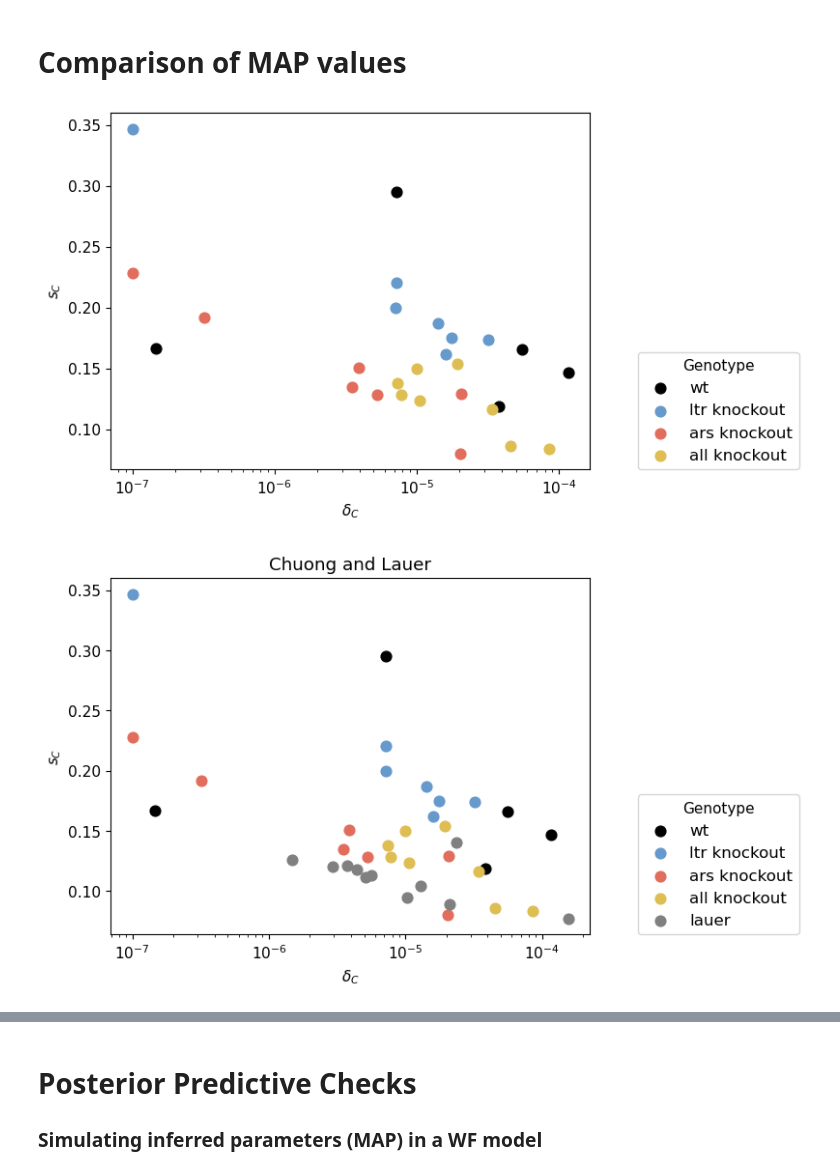
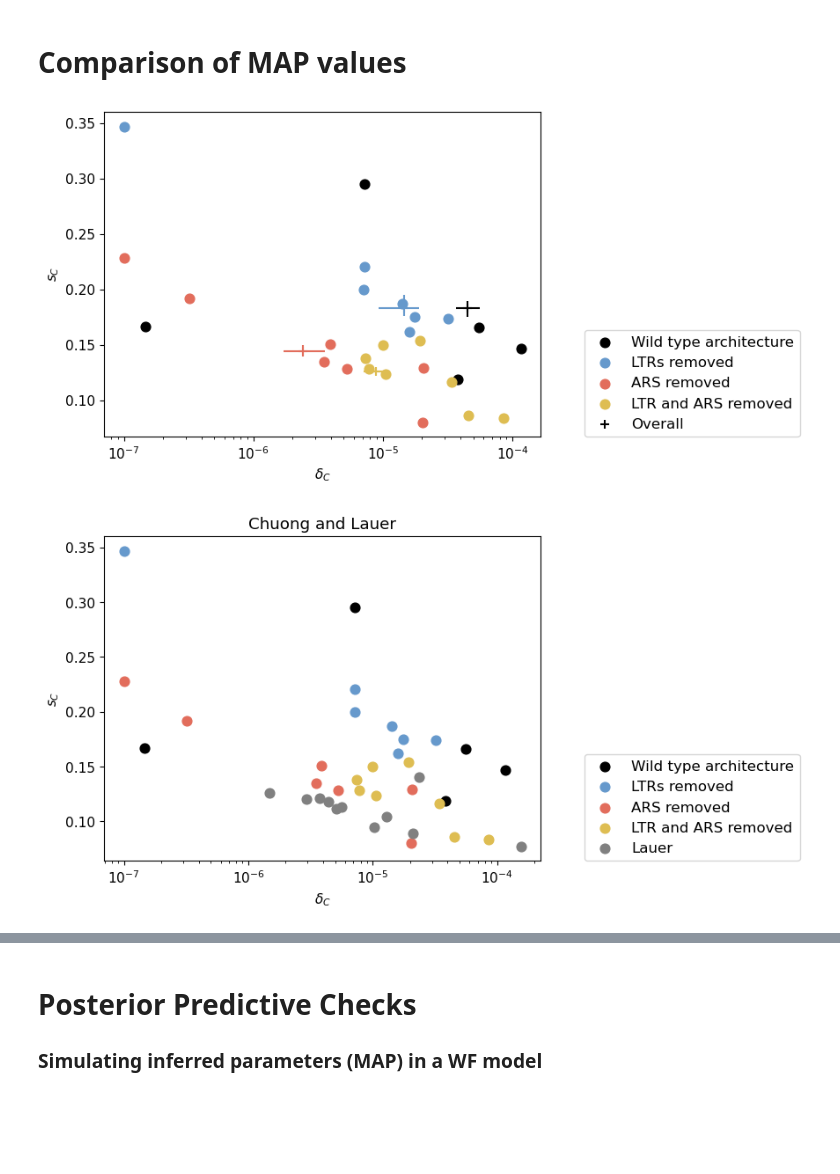
Before and after one commit to yoavram-lab/chuong_et_al, a Jupyter notebook: Empirical Analysis.ipynb, the cells around one changed output, grey strips where cells are left out. Drawn from its saved outputs; the diff is of its cells as text; code cells hidden in the pictures; blank space fills up the shorter version.

Commit message:
added overall posterior results to figures

```diff
--- a/Empirical Analysis.ipynb
+++ b/Empirical Analysis.ipynb
@@ -46,6 +46,8 @@ color_dict_ = {'wt': ["#354f52", "#666666", "#6b705c", "#414833" ,"#999999"],
 color_dict = color_dict_
 color_dict['together'] = color_dict['wt']+color_dict['ltr']+color_dict['ars']+color_dict['all']
 rep_colors = {'wt':"black", 'ltr':"#6699cc", 'ars': "#e26d5c", 'all':"#DEBD52", "lauer": "grey"}
+
+label_dict = {'wt': 'Wild type architecture', 'ltr': 'LTRs removed', 'ars': 'ARS removed', 'all': 'LTR and ARS removed', 'lauer': 'Lauer'}
 # %% [markdown]
 # Plot Data
 # %%
@@ -62,7 +64,7 @@ for i in range(4):
     # r.T.plot(ax=ax[i%2, i//2], color='k', legend=False, style='--', linewidth=1.5, markersize=4)
     d.T.plot(ax=ax[i%2, i//2], color=color_dict[l], legend = False, linewidth=2)
     # fig.legend(['imputation'], loc=(0.74,0.5))
-    ax[i%2, i//2].set_title(l)
+    ax[i%2, i//2].set_title(label_dict[l])
     ax[i%2, i//2].set_xlabel('generation\n', fontsize=font-4)
     ax[i%2, i//2].set_ylabel('CNV proportion', fontsize=font-4)
 fig.subplots_adjust(right=0.72)
@@ -173,6 +175,9 @@ lauer_maps_sbi = pd.read_csv('maps/sbi_all_maps_lauer.csv', index_col=0)
 
 maps_grd = pd.concat([all_maps_grd,lauer_maps_grd])
 maps_sbi = pd.concat([all_maps_sbi, lauer_maps_sbi])
+
+overall_maps = pd.read_csv('maps/overall_maps.csv', index_col=0)
+overall_samples = pd.read_csv('maps/overall_posterior_samples.csv', index_col=0)
 # %%
 # Previous model's (a second unknown beneficial mutation) sbi MAPs
 chuong_prev_maps = pd.read_csv('maps/all_maps_prev_model.csv',index_col=0)
@@ -183,37 +188,42 @@ prev_maps = pd.concat([chuong_prev_maps,lauer_prev_maps])
 # %%
 from seaborn import scatterplot
 
 # Plot formation rate δc and fitness effect Sc for given MAPs
-def plot_maps(ax, maps, lines, title, hdi=False):
+def plot_maps(ax, maps, lines, overall=False):
     for c in lines:
-        knock = ' knockout' if c not in ['wt','lauer'] else ''
-        all_d = maps[maps['line'] == c]
-        ax.scatter(x=10**all_d['log(m_cnv)'].astype('float64'), y=10**all_d['log(s_cnv)'].astype('float64'),
-                     color=rep_colors[c], s = 60, label = f'{c}{knock}')
+        if overall:
+            label = 'Overall' if c=='wt' else ''
+            all_d = maps[maps['line'] == c]
+            ax.scatter(x=10**all_d['log(m_cnv)'].astype('float64'), y=10**all_d['log(s_cnv)'].astype('float64'),
+                     color=rep_colors[c], s = 60, marker='+', label=label)
+
+            # Add HDIs
+            samples = overall_samples[overall_samples['line']==c]
+            s, m = 10**np.array(samples.iloc[:,1]), 10**np.array(samples.iloc[:,2])
+            ax.hlines(float(10**all_d['log(s_cnv)'].astype('float64')), xmin=np.quantile(m,0.025), xmax=np.quantile(m,0.975), color=rep_colors[c])
+            ax.vlines(float(10**all_d['log(m_cnv)'].astype('float64')), ymin=np.quantile(s,0.025), ymax=np.quantile(s,0.975), color=rep_colors[c])
+
+        else:
+            all_d = maps[maps['line'] == c]
+            ax.scatter(x=10**all_d['log(m_cnv)'].astype('float64'), y=10**all_d['log(s_cnv)'].astype('float64'),
+                     color=rep_colors[c], s = 60, label = f'{label_dict[c]}', marker='o')
 
         ax.set_xlabel('$δ_C$')
         ax.set_ylabel('$s_C$')
-        ax.set_title(title)
         # ax.set_yscale('log')
         ax.set_xscale('log')
-        ax.legend(loc=(1.1,0), fontsize = 12, title = 'Genotype')
-
-        # Add 95% HDI
-        # ydf, xdf = samples
-        # xerr = np.array([x-10**xdf.min(), 10**xdf.max()-x]).reshape(2,1)
-        # yerr = np.array([y-10**ydf.min(), 10**ydf.max()-y]).reshape(2,1)
-        # ax.errorbar(x, y, xerr=xerr, yerr=yerr, markersize=8,color=rep_colors[c], linestyle='--')
-
+        ax.legend(loc=(1.1,0), fontsize = 12)
 
 fig, ax = plt.subplots()
 change_font(11)
 
 # Only Chuong
 chuong_lines = ['wt', 'ltr', 'ars', 'all']
 maps = maps_sbi
-plot_maps(ax, maps, chuong_lines, '')
+plot_maps(ax, maps, chuong_lines)
+plot_maps(ax, overall_maps, chuong_lines,overall=True)
 # %% [output]
-[figure, old version]
+[figure, new version]
 # %%
 # With Lauer's MAPs
 fig, ax = plt.subplots()
@@ -223,7 +233,7 @@ lines = ['wt', 'ltr', 'ars', 'all', 'lauer']
 maps = maps_sbi
 plot_maps(ax, maps, lines, 'Chuong and Lauer')
 # %% [output]
-[figure, old version]
+[figure, new version]
 # %%
 # Previous model
 fig, ax = plt.subplots()
```
Also changed, not shown: parts of 6 cells of this notebook.
